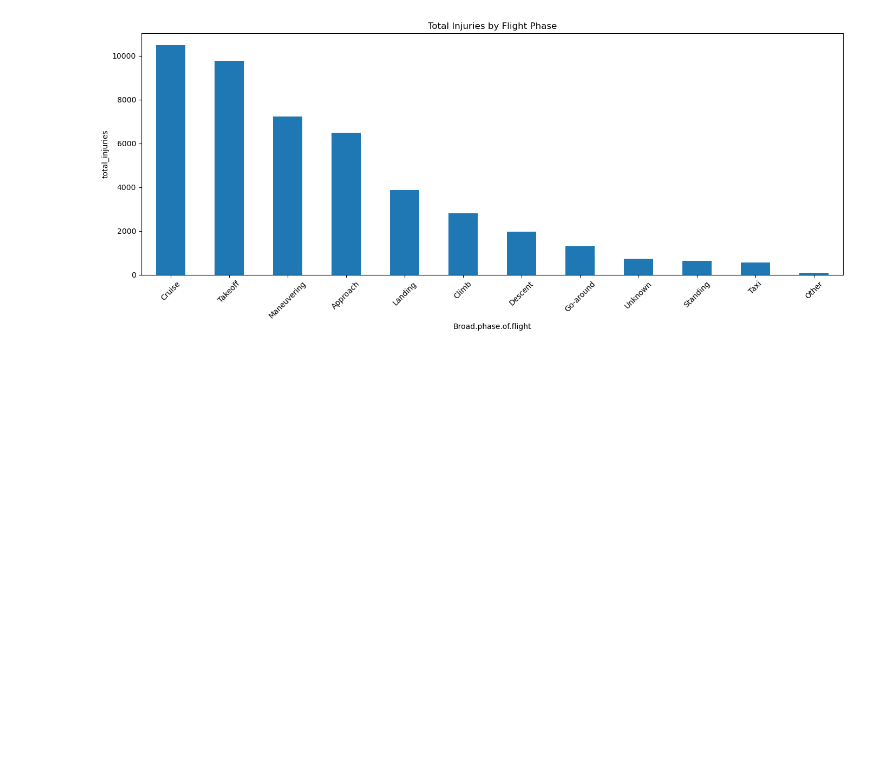
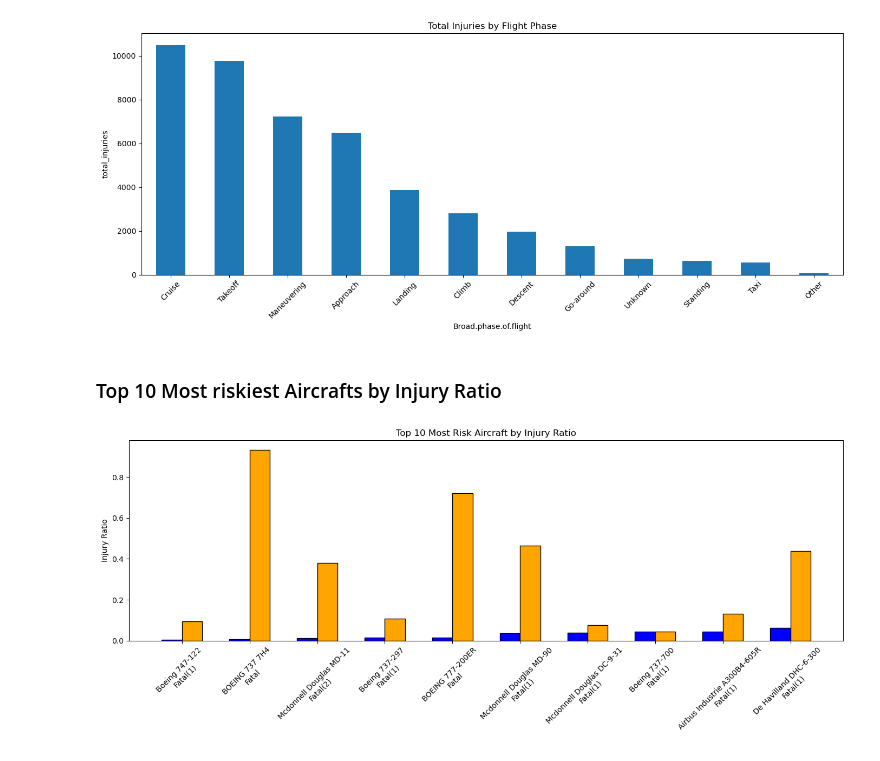
Before and after one commit to Luccy-svg/Aviation_Accidents_Project, a Jupyter notebook: student.ipynb, the cells around one changed output. Saved outputs shown, nothing was run; the diff lists cells and outputs as text; code cells hidden in the pictures; blank space fills up the shorter version.

```diff
--- a/student.ipynb
+++ b/student.ipynb
@@ -672,3 +672,23 @@ plt.tight_layout()
 plt.show()
 # %% [output]
 [figure]
+# %% [markdown]
+### Top 10 Most riskiest Aircrafts by Injury Ratio
+# %%
+top_risky= risky_aircraft.head(10)
+
+bar = np.arange(len(top_risky))
+width= 0.3
+
+plt.figure(figsize=(14,6))
+plt.bar(bar - width/2, top_risky['ratio'], width, label= 'Fatal Injury Ratio', color='blue', edgecolor='black')
+plt.bar(bar + width/2, top_risky['ratio1'], width,label= 'Serious Injury Ratio', color='orange', edgecolor='black')
+
+labels = top_risky['Make'] + " " + top_risky['Model'] + "\n" + top_risky['Injury.Severity']
+plt.title('Top 10 Most Risk Aircraft by Injury Ratio')
+plt.ylabel('Injury Ratio')
+plt.xticks(bar, labels, rotation=45,)
+plt.tight_layout()
+plt.show()
+# %% [output]
+[figure, added]
```
Also changed, not shown: parts of 2 cells of this notebook.
